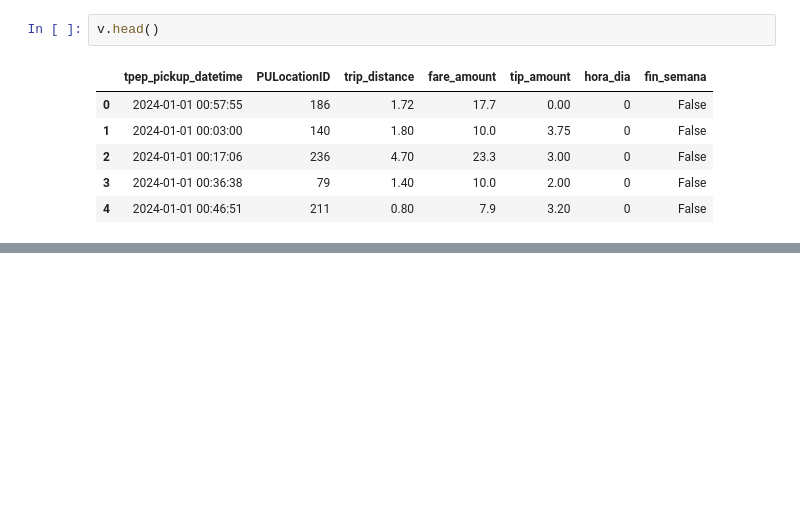
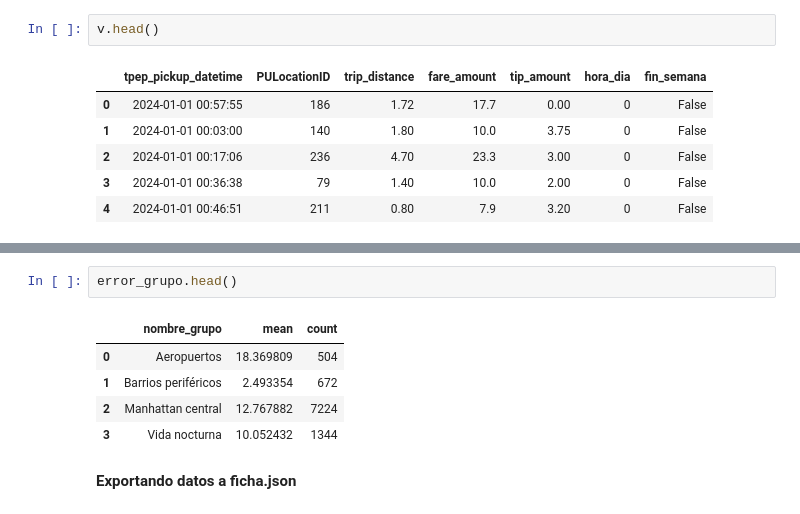
Before and after one commit to ianoelmolina-cmyk/taxis-nyc, a Jupyter notebook: preparacion.ipynb, the cells around one changed output, grey strips where cells are left out. Cells and saved outputs as stored; diff of their text form; blank space fills up the shorter version.

Commit message:
Pagina ficha y ficha.json

```diff
--- a/preparacion.ipynb
+++ b/preparacion.ipynb
@@ -613,0 +625,10 @@ v.head()
+# %%
+error_grupo.head()
+# %% [output]
+|  | nombre_grupo | mean | count |
+| 0 | Aeropuertos | 18.369809 | 504 |
+| 1 | Barrios periféricos | 2.493354 | 672 |
+| 2 | Manhattan central | 12.767882 | 7224 |
+| 3 | Vida nocturna | 10.052432 | 1344 |
+# %% [markdown]
+**Exportando datos a ficha.json**
```
Also changed, not shown: parts of 3 cells of this notebook, 3 other files.
